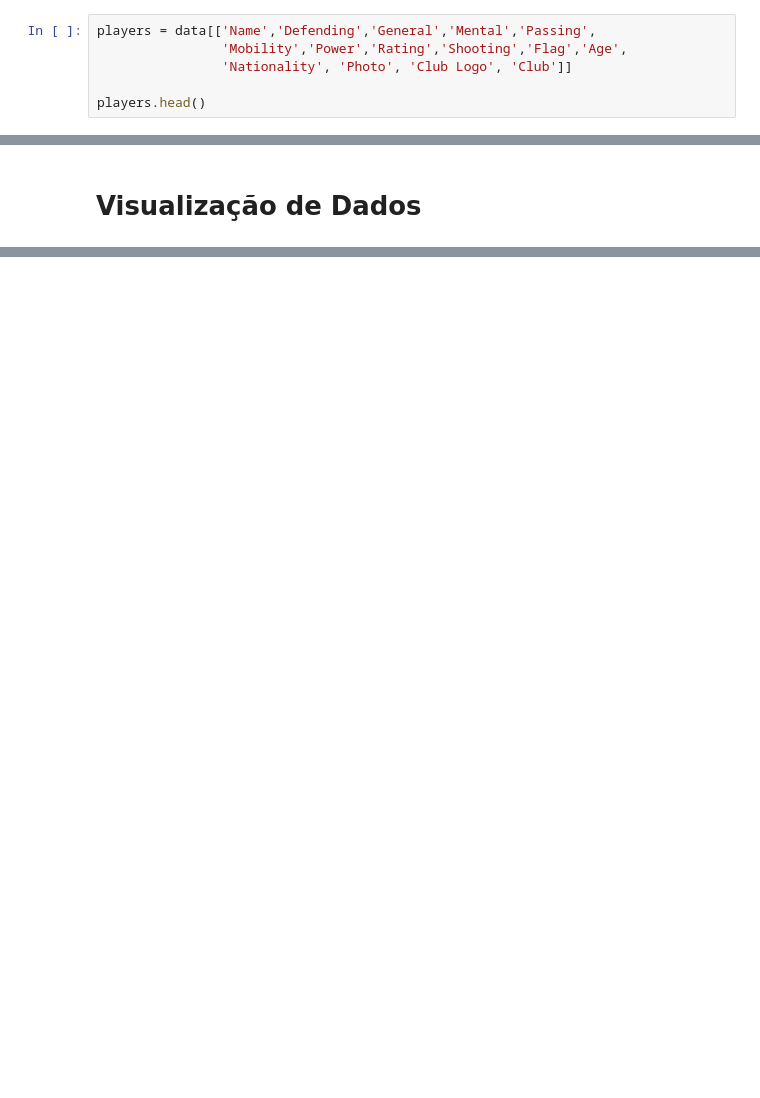
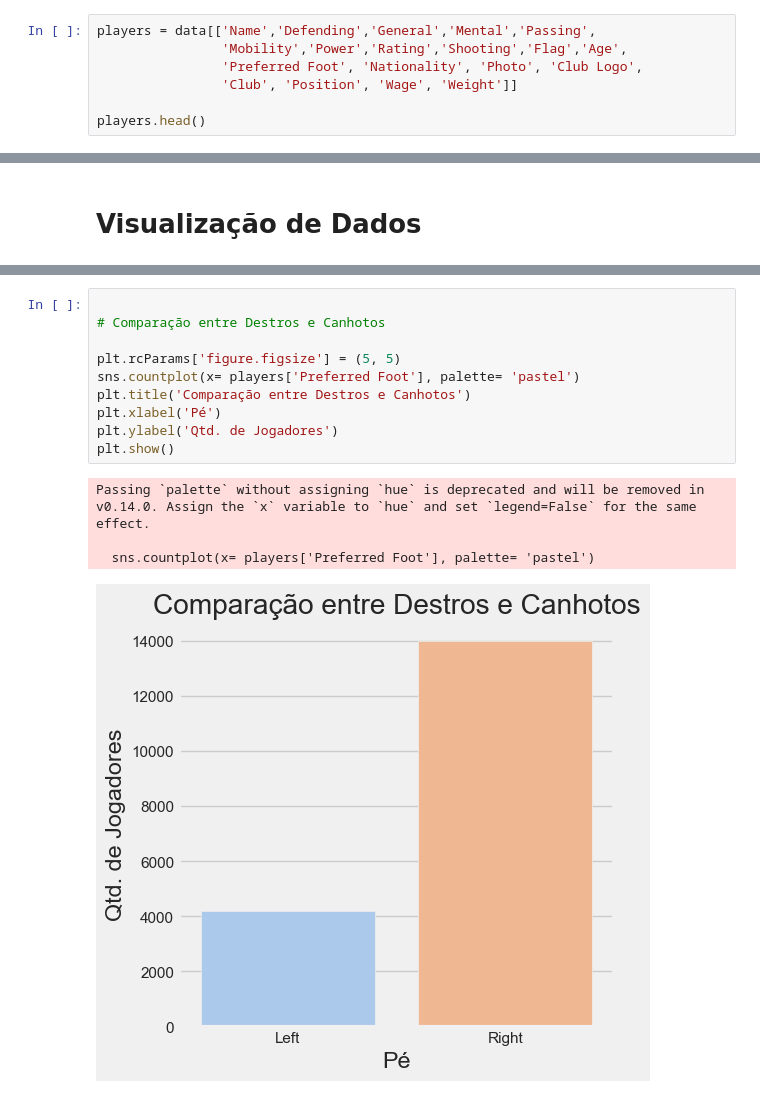
Before and after one commit to mxmlucca/fifa2019analysis, a Jupyter notebook: main.ipynb, the cells around one changed output, grey strips where cells are left out. Saved outputs shown, nothing was run; the diff lists cells and outputs as text; blank space fills up the shorter version.

```diff
--- a/main.ipynb
+++ b/main.ipynb
@@ -193,7 +193,8 @@ data['Shooting'] = data.apply(shooting, axis = 1)
 # %%
 players = data[['Name','Defending','General','Mental','Passing',
                 'Mobility','Power','Rating','Shooting','Flag','Age',
-                'Nationality', 'Photo', 'Club Logo', 'Club']]
+                'Preferred Foot', 'Nationality', 'Photo', 'Club Logo',
+                'Club', 'Position', 'Wage', 'Weight']]
 
 players.head()
 # %% [output]
@@ -210,0 +209,15 @@ TypeError: 'method' object is not subscriptable
+# %%
+
+# Comparação entre Destros e Canhotos
+
+plt.rcParams['figure.figsize'] = (5, 5)
+sns.countplot(x= players['Preferred Foot'], palette= 'pastel')
+plt.title('Comparação entre Destros e Canhotos')
+plt.xlabel('Pé')
+plt.ylabel('Qtd. de Jogadores')
+plt.show()
+# %% [output]
+Passing `palette` without assigning `hue` is deprecated and will be removed in v0.14.0. Assign the `x` variable to `hue` and set `legend=False` for the same effect.
+
+  sns.countplot(x= players['Preferred Foot'], palette= 'pastel')
+[figure, added]
```
Also changed, not shown: parts of 5 cells of this notebook.
